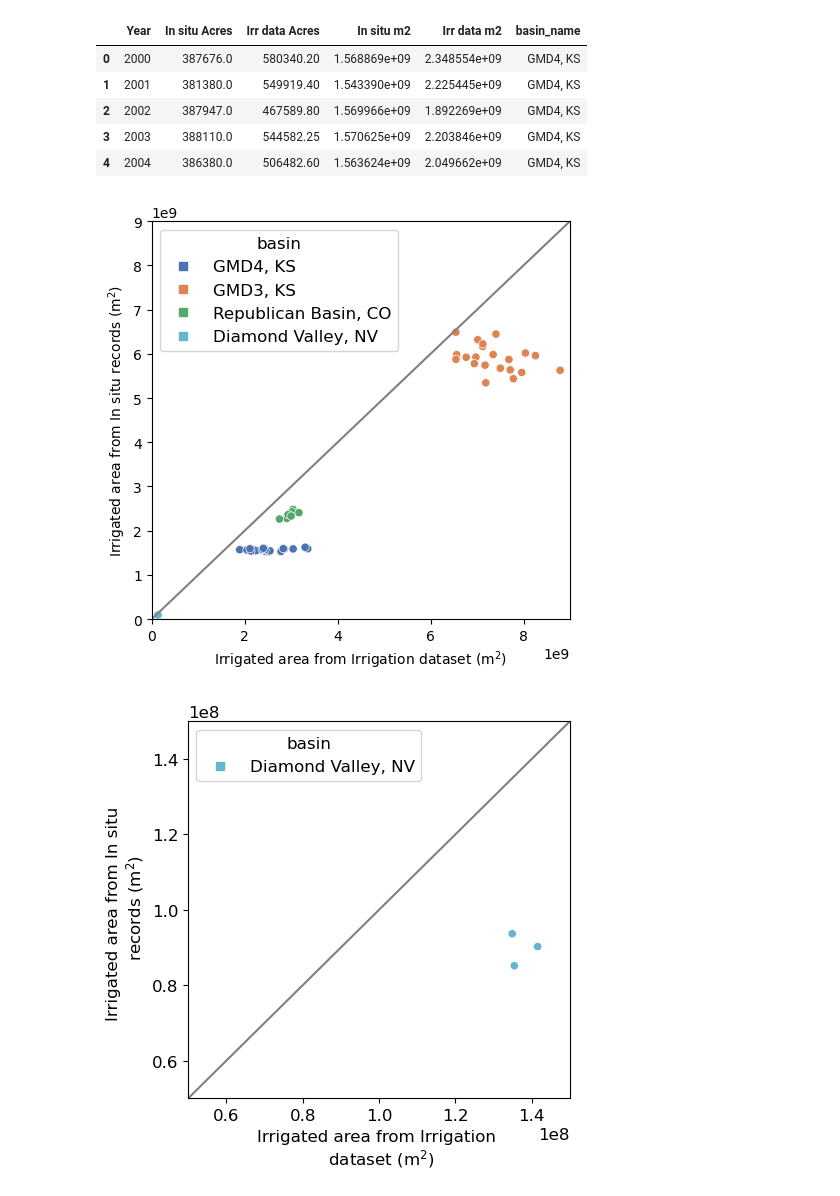
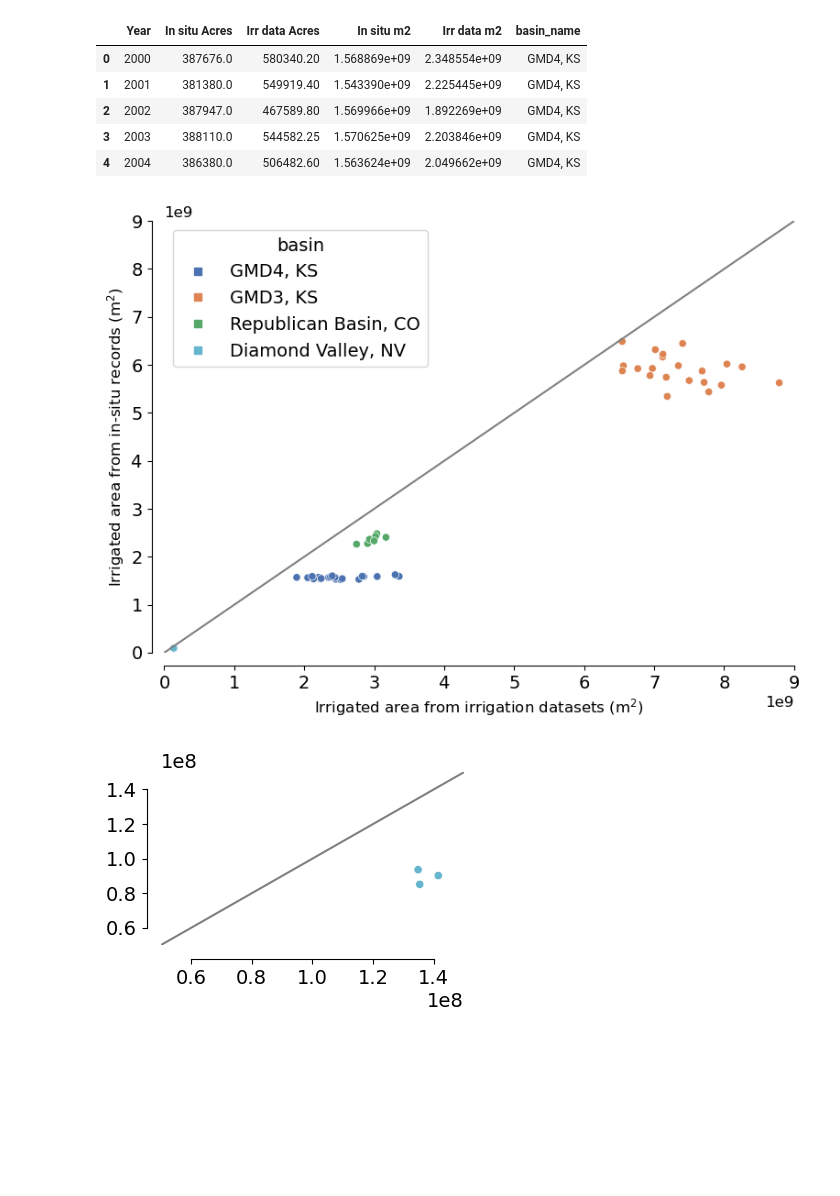
Before and after one commit to mdfahimhasan/WestUS_Peff, a Jupyter notebook: Codes/results_analysis/irr_acres_plot.ipynb, the cells around one changed output. Drawn from its saved outputs; the diff is of its cells as text; code cells hidden in the pictures; blank space fills up the shorter version.

Commit message:
updates in coef of var and irrigated acres plots

```diff
--- a/Codes/results_analysis/irr_acres_plot.ipynb
+++ b/Codes/results_analysis/irr_acres_plot.ipynb
@@ -21,16 +24,16 @@ df.head()
 # %%
 plot_save_path = './plots/irr_acres_diff_all.png'
 
 basin_names = ('GMD4, KS', 'GMD3, KS', 'Republican Basin, CO', 'Diamond Valley, NV')
 
 make_scatter_plot_irr_area(df=df, x='Irr data m2', y='In situ m2', hue='basin_name',
-                           fontsize=12, figsize=(5, 5), basin_labels=basin_names,
-                           xlabel='Irrigated area from Irrigation dataset (m$^2$)',
-                           ylabel='Irrigated area from In situ records (m$^2$)',
+                           fontsize=14, figsize=(8, 6), basin_labels=basin_names,
+                           xlabel='Irrigated area from irrigation datasets (m$^2$)',
+                           ylabel='Irrigated area from in-situ records (m$^2$)',
                            scientific_ticks=False, lim=(0, 9000000000),
-                           savepath=plot_save_path)
+                           savepath=plot_save_path, legend='on')
 # %% [output]
-[figure, old version]
+[figure, new version]
 # %%
 basin_names = ('Diamond Valley, NV', ' ')
 df_sel = df[df['basin_name'].isin(basin_names)]
@@ -38,10 +41,9 @@ df_sel = df[df['basin_name'].isin(basin_names)]
 plot_save_path = './plots/irr_acres_diff_NV.png'
 
 make_scatter_plot_irr_area(df=df_sel, x='Irr data m2', y='In situ m2', hue='basin_name',
-                 fontsize=12, figsize=(5, 5), basin_labels=basin_names,
-                 xlabel='Irrigated area from Irrigation \n dataset (m$^2$)',
-                 ylabel='Irrigated area from In situ \n records (m$^2$)',
+                 fontsize=14, figsize=(4, 3), basin_labels=basin_names,
+                 xlabel=None, ylabel=None,
                  scientific_ticks=False, lim=(50000000, 150000000),
-                 savepath=plot_save_path)
+                 savepath=plot_save_path, legend='off')
 # %% [output]
-[figure, old version]
+[figure, new version]
```
Also changed, not shown: parts of 1 cell of this notebook, 2 other files.
